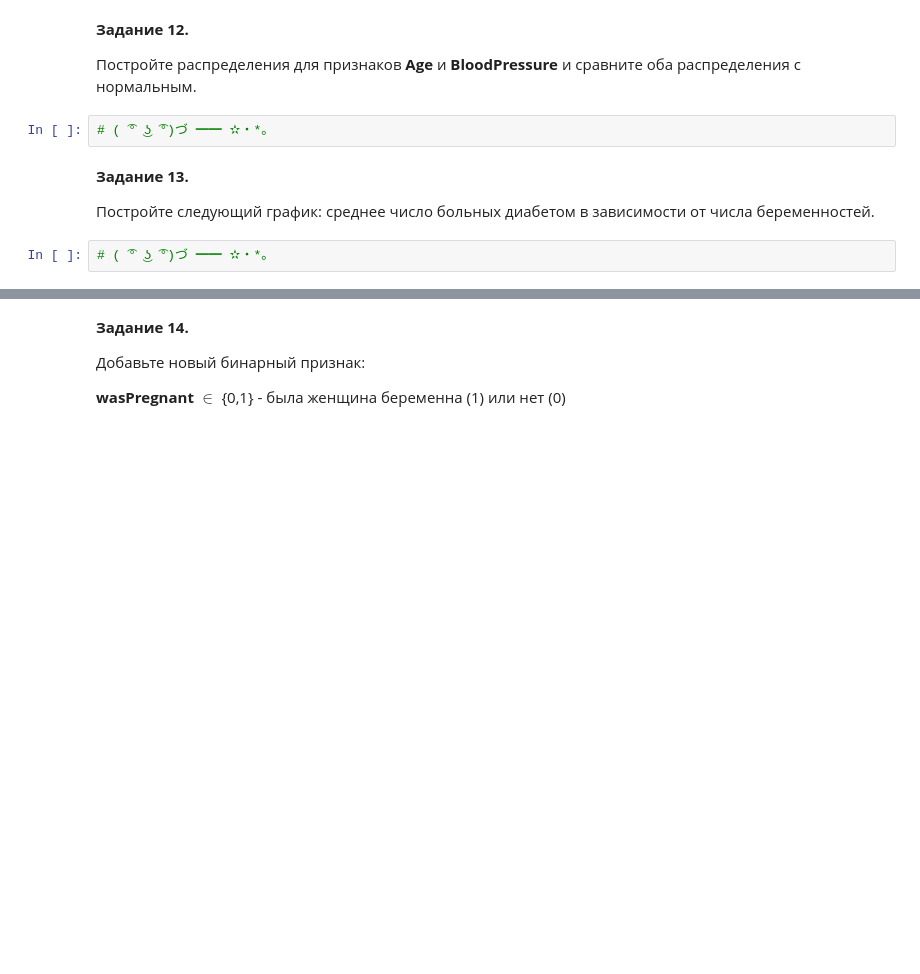
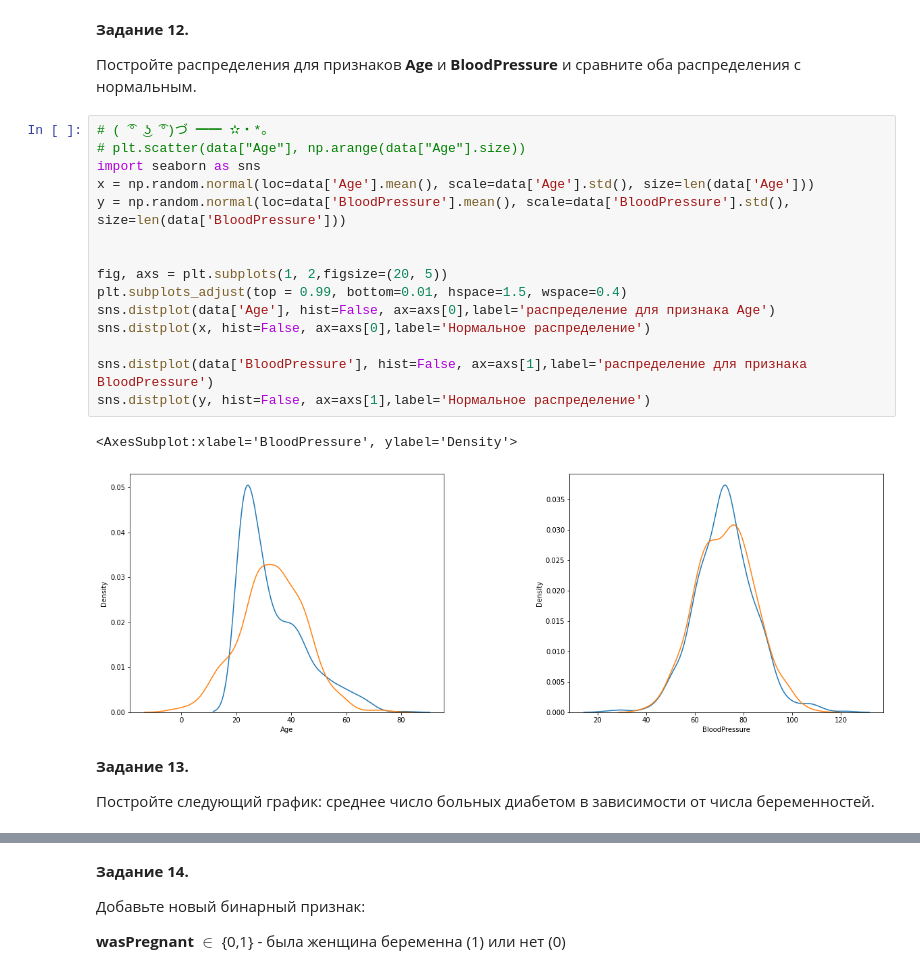
Before and after one commit to Sitych/technological_prackt, a Jupyter notebook: pandas_pract/pandas_pract 2.ipynb, the cells around one changed output, grey strips where cells are left out. Saved outputs shown, nothing was run; the diff lists cells and outputs as text; blank space fills up the shorter version.

```diff
--- a/pandas_pract/pandas_pract 2.ipynb
+++ b/pandas_pract/pandas_pract 2.ipynb
@@ -111,11 +197,25 @@ __Задание 11.__
 __Задание 12.__
 
 Постройте распределения для признаков __Age__ и __BloodPressure__ и сравните оба распределения с нормальным.
-# %%
-# ( ͡° ͜ʖ ͡°)づ ━━ ✫・*。
+# %%
+# ( ͡° ͜ʖ ͡°)づ ━━ ✫・*。
+# plt.scatter(data["Age"], np.arange(data["Age"].size))
+import seaborn as sns
+x = np.random.normal(loc=data['Age'].mean(), scale=data['Age'].std(), size=len(data['Age']))
+y = np.random.normal(loc=data['BloodPressure'].mean(), scale=data['BloodPressure'].std(), size=len(data['BloodPressure']))
+
+
+fig, axs = plt.subplots(1, 2,figsize=(20, 5))
+plt.subplots_adjust(top = 0.99, bottom=0.01, hspace=1.5, wspace=0.4)
+sns.distplot(data['Age'], hist=False, ax=axs[0],label='распределение для признака Age')
+sns.distplot(x, hist=False, ax=axs[0],label='Нормальное распределение')
+
+sns.distplot(data['BloodPressure'], hist=False, ax=axs[1],label='распределение для признака  BloodPressure')
+sns.distplot(y, hist=False, ax=axs[1],label='Нормальное распределение')
+# %% [output]
+<AxesSubplot:xlabel='BloodPressure', ylabel='Density'>
+[figure, added]
 # %% [markdown]
 __Задание 13.__
 
 Постройте следующий график: среднее число больных диабетом в зависимости от числа беременностей.
-# %%
-# ( ͡° ͜ʖ ͡°)づ ━━ ✫・*。
```
Also changed, not shown: parts of 37 cells of this notebook.
